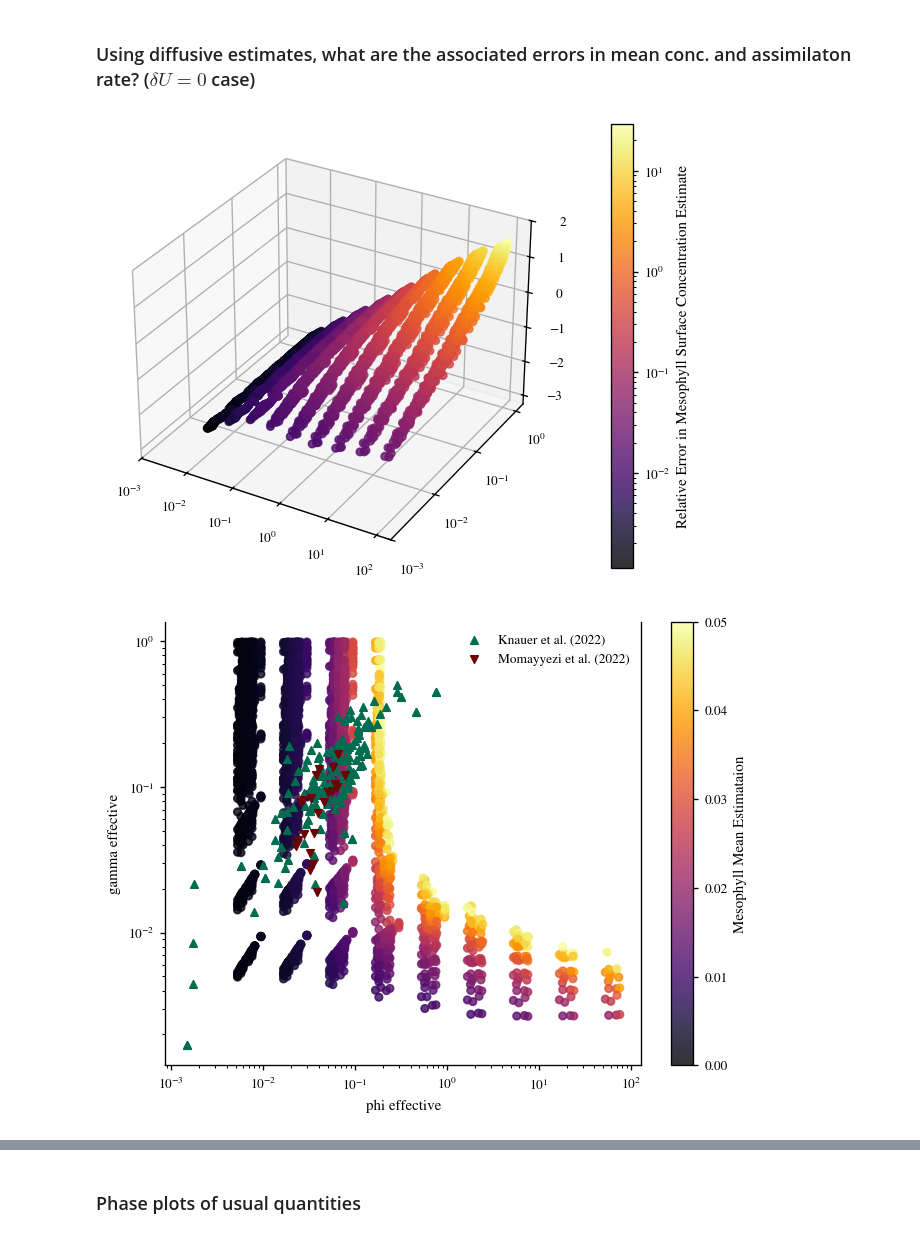
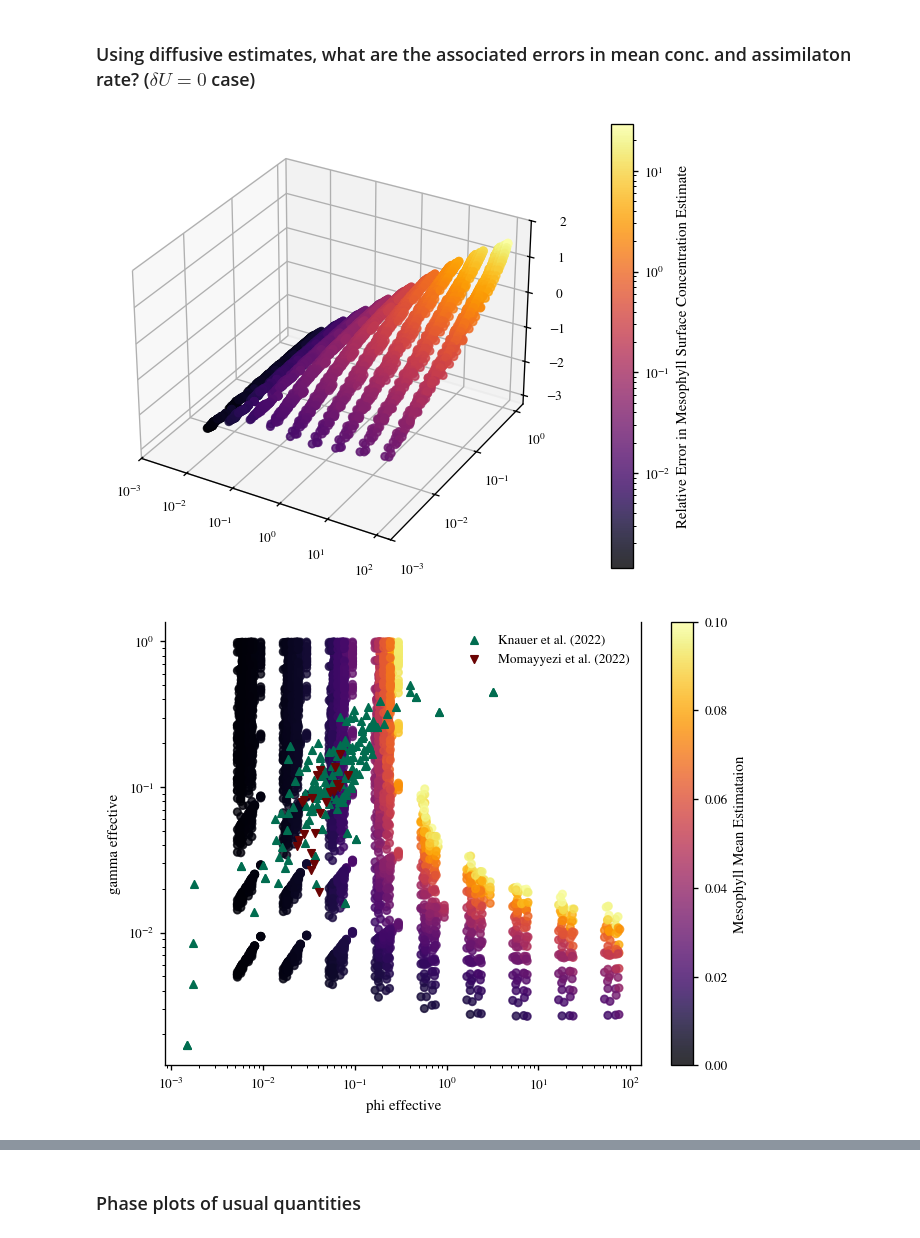
Before and after one commit to andreas-stillits/MasterThesis, a Jupyter notebook: scripts/plots/photoactive.ipynb, the cells around one changed output, grey strips where cells are left out. Saved outputs shown, nothing was run; the diff lists cells and outputs as text; code cells hidden in the pictures.

```diff
--- a/scripts/plots/photoactive.ipynb
+++ b/scripts/plots/photoactive.ipynb
@@ -88,7 +88,7 @@ tortuosity = 1.57
 
 rias = 1e-6 * knauer["L"] * tortuosity / knauer["porosity"] / diffusivity / 2 * 0.02241
 
-rcell = (knauer["Ci"] - knauer["Cistar"]) / knauer["An"]
+rcell = (knauer["Ci"] - knauer["Cistar"]) / knauer["An"] - rias
 
 rstom = 1 / knauer["gs"]
 
@@ -97,20 +97,21 @@ knauer_gamma_eff = rias / (rias + rstom)
 
 estimated_rinlet = knauer["inlet_resistance"]
 knauer_gamma_eff_alternate = rias / (rias + rstom + estimated_rinlet)
+knauer_phi_eff_alternate = rias/(rcell - estimated_rinlet)
 
 print(np.median(rias), np.median(rcell), np.median(rstom), np.median(estimated_rinlet))
 
 
 
 rias = 1/moma["gias"]
-rcell = (moma["Ci"] - moma["Cistar"]) / moma["An"]
+rcell = (moma["Ci"] - moma["Cistar"]) / moma["An"] - rias
 rstom = 1 / moma["gs"]
 
 moma_phi_eff = rias / rcell
 moma_gamma_eff = rias / (rias + rstom)
 
+plt.scatter(knauer_phi_eff_alternate, knauer_gamma_eff_alternate, s=20, color="#0EC091", label="Knauer w/ Devi & Reddy median inlet")
 plt.scatter(knauer_phi_eff, knauer_gamma_eff, s=20, color="#016D50", label="Knauer et al. (2022)")
-plt.scatter(knauer_phi_eff, knauer_gamma_eff_alternate, s=20, color="#0EC091", label="Knauer w/ Devi & Reddy median inlet")
 plt.scatter(moma_phi_eff, moma_gamma_eff, s=20, color="#6A0303", label="Momayyezi et al. (2022)")
 plt.xlabel("Effective Phi")
 plt.ylabel("Effective Gamma")
@@ -254,7 +255,7 @@ cbar.set_label("Relative Error in Mesophyll Surface Concentration Estimate")
 plt.show()
 
 
-threshold = 0.05
+threshold = 0.10
 mask = rel_err < threshold
 # plot 2D projection of these points in (phi, gamma) space
 fig = plt.figure()
@@ -310,33 +311,33 @@ cbar = plt.colorbar(sc, ax=ax, pad=0.1)
 cbar.set_label("Relative Error in Assimilation Rate Estimate")
 plt.show()
 
-threshold = 0.05
+threshold = 0.10
 mask = rel_err < threshold
 # plot 2D projection of these points in (phi, gamma) space
 fig = plt.figure()
 ax = fig.add_subplot(111)
 sc = ax.scatter(
     phi_eff[mask],
     gamma_eff[mask],
     c=rel_err[mask],
     cmap="inferno",
     s=20,
     alpha=0.8,
     vmin=0,
     vmax=threshold,
 )
 plt.scatter(knauer_phi_eff, knauer_gamma_eff, s=20, marker="^", color="#016D50", label="Knauer et al. (2022)")
 plt.scatter(moma_phi_eff, moma_gamma_eff, s=20, marker="v", color="#6A0303", label="Momayyezi et al. (2022)")
 ax.legend()
 cbar = plt.colorbar(sc, ax=ax)
 cbar.set_label("Assimilation Rate Estimate")
 ax.set_xscale("log")
 ax.set_yscale("log")
 ax.set_xlabel("phi effective")
 ax.set_ylabel("gamma effective")
 ax.set_xlim(4e-3, 1e2)
 plt.show()
 # %% [output]
 [figure]
-[figure, old version]
+[figure, new version]
 [figure]
```
Also changed, not shown: parts of 3 cells of this notebook, 10 other files.
